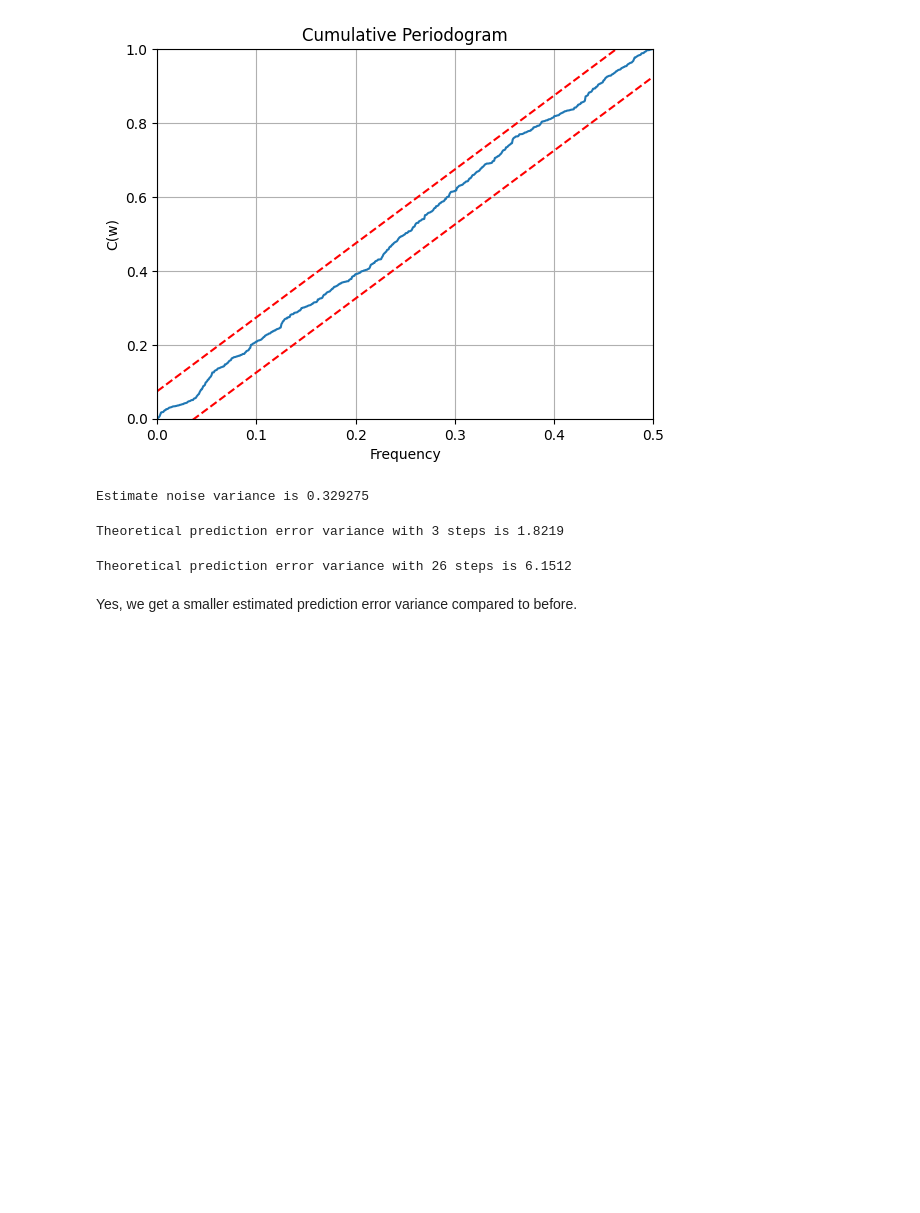
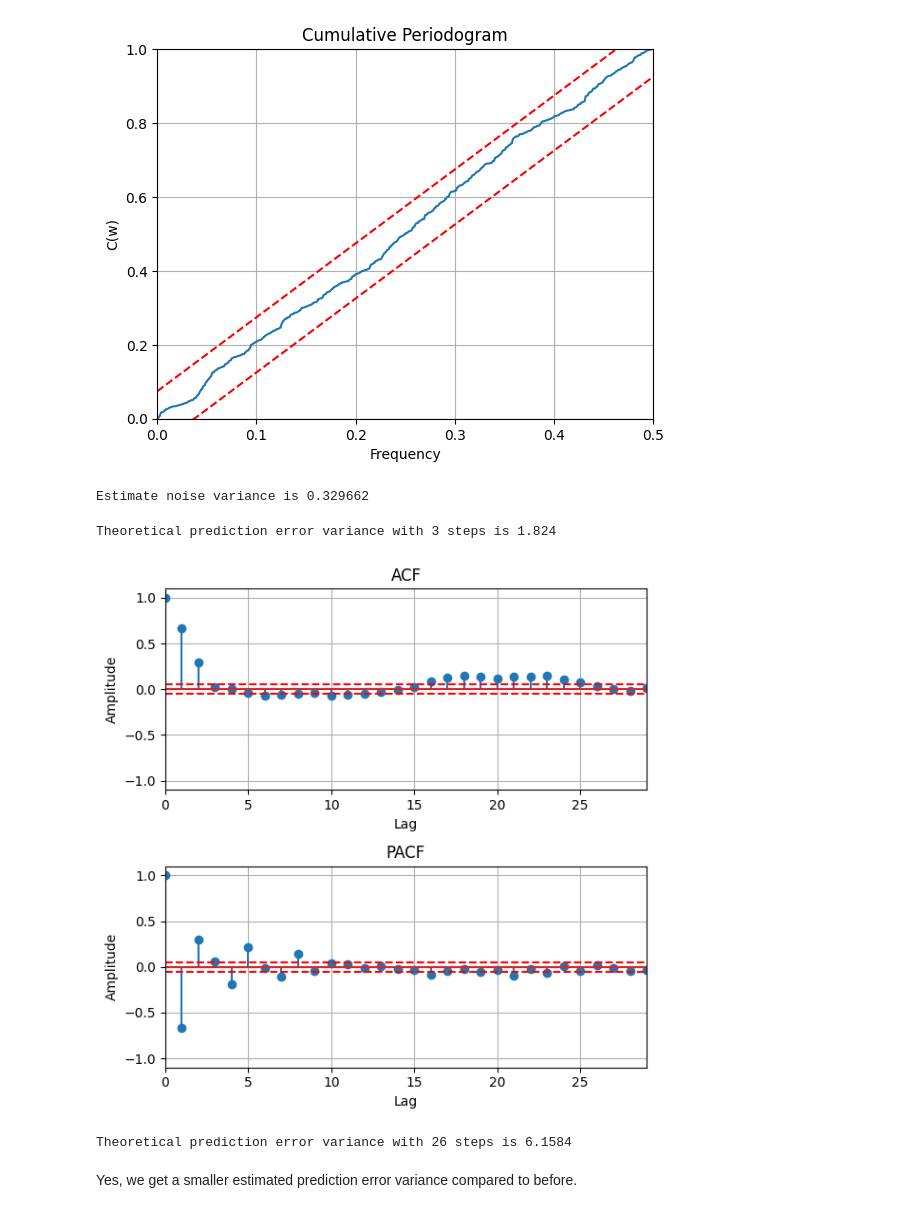
Before and after one commit to atjhin/lund-university, a Jupyter notebook: MASM17/Lab2_Svedala.ipynb, the cells around one changed output. Cells and saved outputs as stored; diff of their text form; code cells hidden in the pictures; blank space fills up the shorter version.

```diff
--- a/MASM17/Lab2_Svedala.ipynb
+++ b/MASM17/Lab2_Svedala.ipynb
@@ -318,32 +320,36 @@ A = model_svedala.A ;
 C = model_svedala.C ;
 k = 1
 Fk, Gk = modelling.polydiv(C, A, k)
-yhat_k = modelling.filter(Gk, C, svedala, remove=max(len(G), len(C)))
+yhat_k = modelling.filter(Gk, C, svedala, remove=max(len(Gk), len(C)))
 pred_error = svedala[len(svedala)-len(yhat_k):] - yhat_k
 noise_var = np.var(pred_error)
 print(f'Estimate noise variance is {round(noise_var,6)}')
 # %% [output]
-Estimate noise variance is 0.329275
+Estimate noise variance is 0.329662
 # %%
 # k = 3 step prediction
 k=3
 F3, G3 = modelling.polydiv(C, A, k)
-yhat_3 = modelling.filter(G3, model_svedala.C, svedala, remove=max(len(G), len(C)))
+yhat_3 = modelling.filter(G3, C, svedala, remove=max(len(G3), len(C)))
 pred_error_3 = svedala[len(svedala)-len(yhat_3):] - yhat_3
 theo_var_3 = sum([i**2 for i in F3]) * noise_var
 print(f'Theoretical prediction error variance with {k} steps is {round(theo_var_3,4)}')
 # %% [output]
-Theoretical prediction error variance with 3 steps is 1.8219
+Theoretical prediction error variance with 3 steps is 1.824
+# %%
+analysis.plotACFnPACF(pred_error_3)
+# %% [output]
+[figure, added]
 # %%
 # k = 26 step prediction
 k=26
 F26, G26 = modelling.polydiv(C, A, k)
-yhat_26 = modelling.filter(G26, C, svedala, remove=max(len(G), len(C)))
+yhat_26 = modelling.filter(G26, C, svedala, remove=max(len(G26), len(C)))
 pred_error_26 = svedala[len(svedala)-len(yhat_26):] - yhat_26
 theo_var_26 = sum([i**2 for i in F26]) * noise_var
 print(f'Theoretical prediction error variance with {k} steps is {round(theo_var_26,4)}')
 # print(f'Estimate mean prediction error is {round(np.mean(pred_error_3),6)}')
 # %% [output]
-Theoretical prediction error variance with 26 steps is 6.1512
+Theoretical prediction error variance with 26 steps is 6.1584
 # %% [markdown]
 Yes, we get a smaller estimated prediction error variance compared to before.
```
Also changed, not shown: parts of 7 cells of this notebook, 3 other files.
